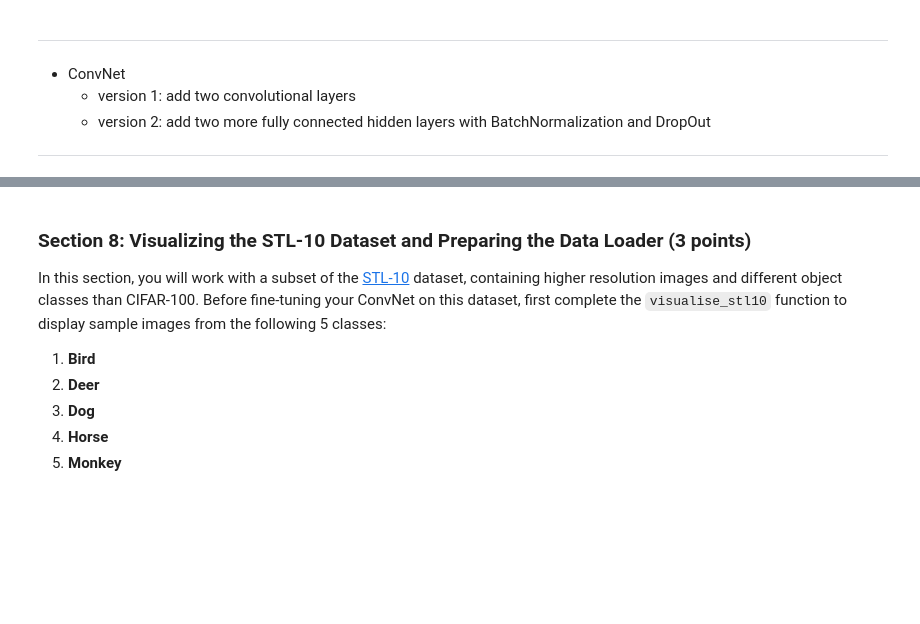
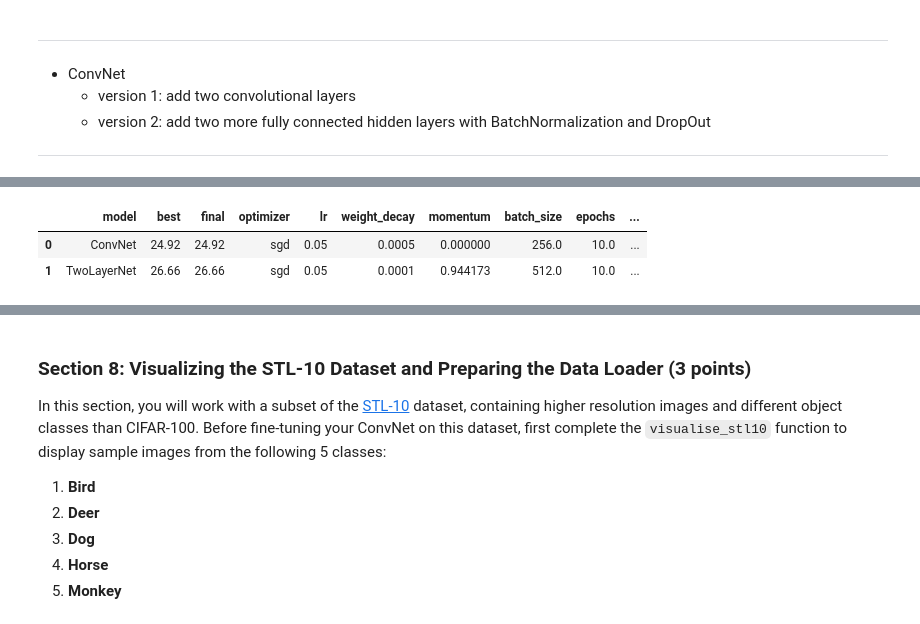
Before and after one commit to migueltmendes/Computer_vision_group66, a Jupyter notebook: cv1-final-lab-part-2-Mig-Final3.ipynb, the cells around one changed output, grey strips where cells are left out. Cells and saved outputs as stored; diff of their text form; code cells hidden in the pictures; blank space fills up the shorter version.

```diff
--- a/cv1-final-lab-part-2-Mig-Final3.ipynb
+++ b/cv1-final-lab-part-2-Mig-Final3.ipynb
@@ -662,8 +662,8 @@ First, initialize the datasets and data loaders for both models.
 ## define some hyperparameter values valid for both models
 
 bs = 1024  # batch size
-lr = 0.01  #learning rate
-epochs = 50
+lr = 0.005  #learning rate
+epochs = 30
 # %%
 ## initialize datasets
 
@@ -1393,8 +1503,8 @@ ________________________
 
 __________________________
 # %%
-### New VonvNet - version 1
-# In the first block (convolutional) — add two convolutional layers
+### New ConvNet - version 1
+# In the first block add two new convolutional layers
 # we keep the same activation function and Pooling: Tanh + AvgPool
 
 class ConvNet_ExtraConv(nn.Module):
@@ -1419,8 +1529,8 @@ class ConvNet_ExtraConv(nn.Module):
 
         self.classifier = nn.Sequential(
             nn.Flatten(),
-            nn.Linear(480, 164), nn.Tanh(),
-            nn.Linear(164, num_classes)
+            nn.LazyLinear(256), nn.Tanh(),
+            nn.Linear(256, num_classes)
         )
 
     def forward(self, x):
@@ -1979,0 +1985,66 @@ print("- **Weight decay** ≈ 1e-4–5e-4 regularizes both; batch size 256 balan
+# %%
+# Brief discussion of modifications and tuning impact
+
+def _latest(pat):
+    fs = sorted(Path().glob(pat))
+    return fs[-1] if fs else None
+
+def _load_best_or_compute(best_pats, all_pats):
+    # try any "best_per_model" first
+    for pat in best_pats:
+        p = _latest(pat)
+        if p: return pd.read_csv(p)
+    # fallback: compute winners from any "all_trials"
+    for pat in all_pats:
+        p = _latest(pat)
+        if p:
+            df = pd.read_csv(p)
+            if "best" in df.columns:
+                return df.loc[df.groupby("model")["best"].idxmax()].reset_index(drop=True)
+    return pd.DataFrame()
+
+# load winners from grid + random + optuna
+df_grid   = _load_best_or_compute(
+    ["artifacts/tuning/grid/best_per_model_*.csv"],
+    ["artifacts/tuning/grid/all_trials_*.csv"]
+)
+df_random = _load_best_or_compute(
+    ["artifacts/tuning/RS/best_per_model_*.csv",
+     "artifacts/tuning/RS/random_search_best_per_model_*.csv"],
+    ["artifacts/tuning/RS/all_trials_*.csv",
+     "artifacts/tuning/RS/random_search_all_*.csv"]
+)
+p_optuna = _latest("artifacts/optuna/best_params_*.csv") or _latest("artifacts/optuna/best_params.csv")
+df_optuna = pd.read_csv(p_optuna) if p_optuna else pd.DataFrame()
+
+# normalize column names
+rename_map = {"opt":"optimizer","wd":"weight_decay","bs":"batch_size","best_value":"best"}
+for df in (df_grid, df_random, df_optuna):
+    if not df.empty:
+        df.rename(columns={k:v for k,v in rename_map.items() if k in df.columns}, inplace=True)
+        if "final" not in df.columns: df["final"] = pd.NA
+
+# merge and keep the single best per model overall
+df_all = pd.concat([d for d in (df_grid, df_random, df_optuna) if not d.empty], ignore_index=True, sort=False)
+winners = (df_all.sort_values(["model","best"], ascending=[True, False])
+                 .groupby("model", as_index=False).first())
+
+keep = [c for c in ["model","best","final","optimizer","lr","weight_decay","momentum",
+                    "batch_size","epochs","hidden_size","dropout","widen"] if c in winners.columns]
+display(winners[keep])
+
+# concise discussion printed
+print("\n[What we changed]")
+print("- Systematic hyperparameter tuning (Grid, Random, Optuna).")
+print("- Model-specific knobs: TwoLayerNet hidden_size; ConvNet dropout/widen (if available).")
+print("- Regularization (weight decay) and sensible batch sizes (256–512).")
+
+print("\n[Impact]")
+for m in winners["model"]:
+    row = winners[winners["model"]==m].iloc[0]
+    lr  = row.get("lr", "n/a"); wd = row.get("weight_decay", "n/a")
+    opt = row.get("optimizer","n/a"); bs = row.get("batch_size","n/a")
+    print(f"- {m}: best={row['best']:.2f}% | final={row['final'] if pd.notna(row['final']) else 'n/a'} | "
+          f"opt={opt} lr={lr} wd={wd} bs={bs}")
+print("\nNote: Learning rate + weight decay dominated gains; ConvNet benefited most from tuning.")
+# %% [output]
@@ -1979,0 +2052,3 @@ print("- **Weight decay** ≈ 1e-4–5e-4 regularizes both; batch size 256 balan
+|  | model | best | final | optimizer | lr | weight_decay | momentum | batch_size | epochs | ... |
+| 0 | ConvNet | 24.92 | 24.92 | sgd | 0.05 | 0.0005 | 0.000000 | 256.0 | 10.0 | ... |
+| 1 | TwoLayerNet | 26.66 | 26.66 | sgd | 0.05 | 0.0001 | 0.944173 | 512.0 | 10.0 | ... |
```
Also changed, not shown: parts of 38 cells of this notebook.
